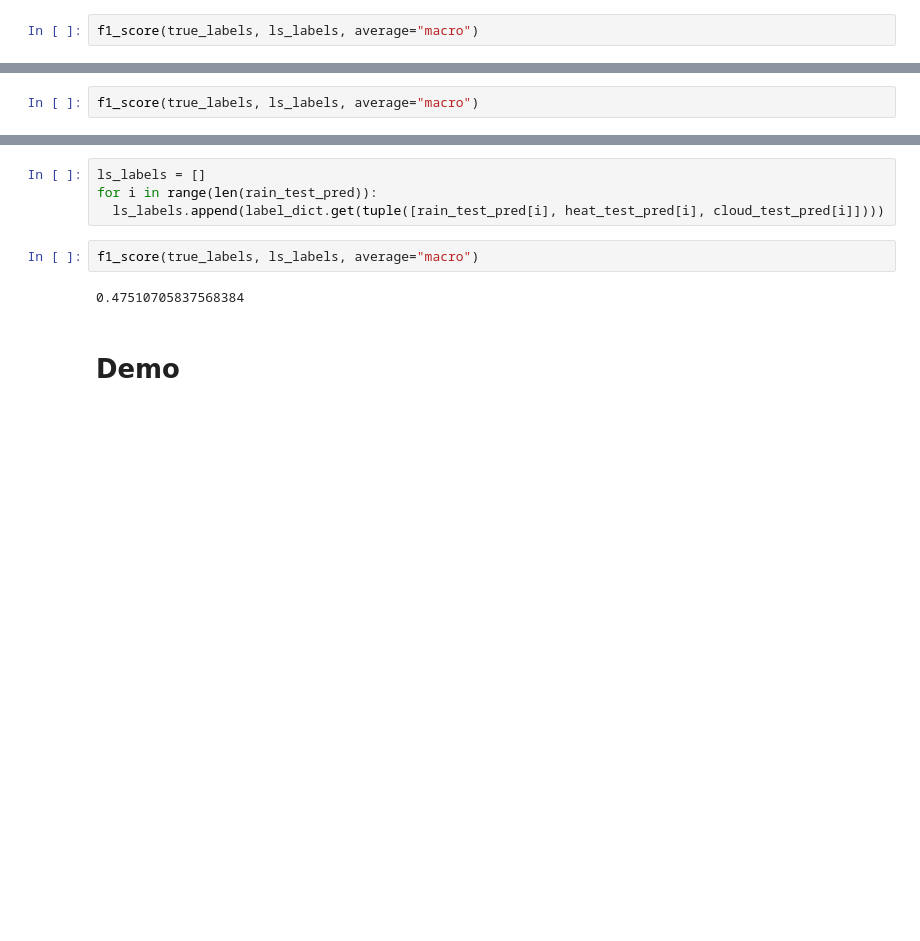
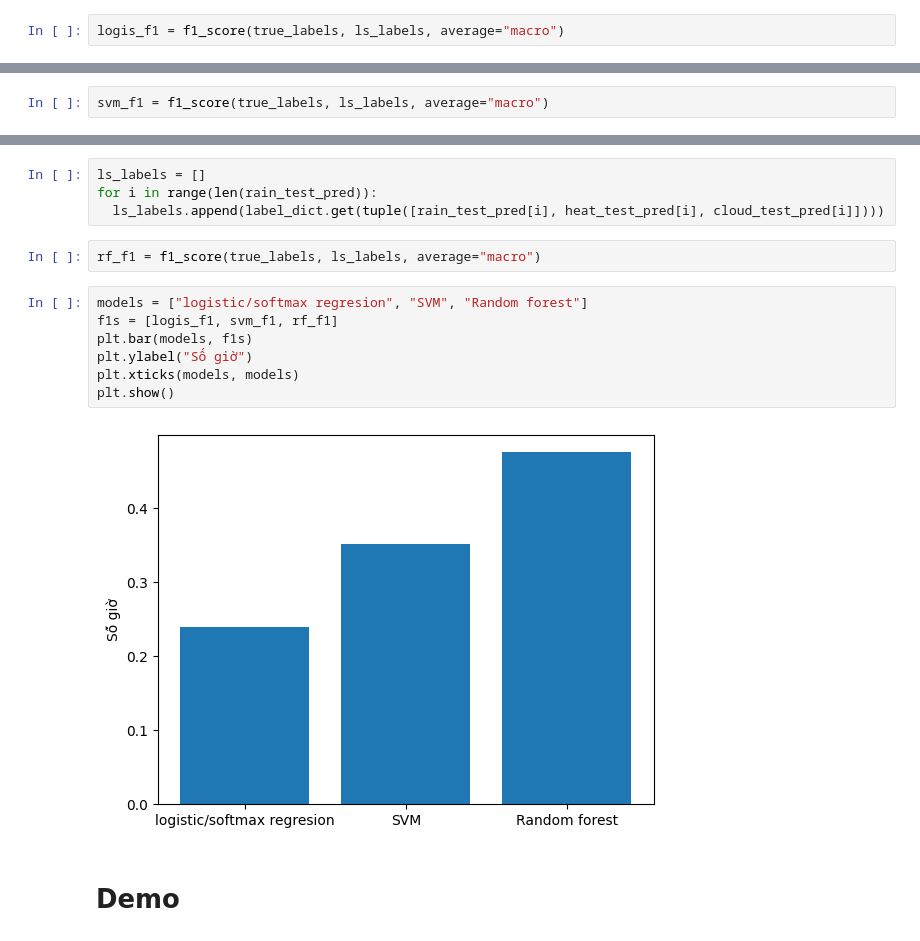
Before and after one commit to Cancogang69/SE355, a Jupyter notebook: model_1.ipynb, the cells around one changed output, grey strips where cells are left out. Drawn from its saved outputs; the diff is of its cells as text; blank space fills up the shorter version.

```diff
--- a/model_1.ipynb
+++ b/model_1.ipynb
@@ -299,4 +299,4 @@ ls_labels = []
 for i in range(len(rain_test_pred)):
   ls_labels.append(label_dict.get(tuple([rain_test_pred[i], heat_test_pred[i], cloud_test_pred[i]])))
 # %%
-f1_score(true_labels, ls_labels, average="macro")
+logis_f1 = f1_score(true_labels, ls_labels, average="macro")
@@ -313,4 +311,4 @@ ls_labels = []
 for i in range(len(rain_test_pred)):
   ls_labels.append(label_dict.get(tuple([rain_test_pred[i], heat_test_pred[i], cloud_test_pred[i]])))
 # %%
-f1_score(true_labels, ls_labels, average="macro")
+svm_f1 = f1_score(true_labels, ls_labels, average="macro")
@@ -327,9 +323,16 @@ ls_labels = []
 for i in range(len(rain_test_pred)):
   ls_labels.append(label_dict.get(tuple([rain_test_pred[i], heat_test_pred[i], cloud_test_pred[i]])))
 # %%
-f1_score(true_labels, ls_labels, average="macro")
+rf_f1 = f1_score(true_labels, ls_labels, average="macro")
-# %% [output]
-0.47510705837568384
+# %%
+models = ["logistic/softmax regresion", "SVM", "Random forest"]
+f1s = [logis_f1, svm_f1, rf_f1]
+plt.bar(models, f1s)
+plt.ylabel("Số giờ")
+plt.xticks(models, models)
+plt.show()
+# %% [output]
+[figure, added]
 # %% [markdown]
 # Demo
 # %%
```
Also changed, not shown: parts of 2 cells of this notebook.
